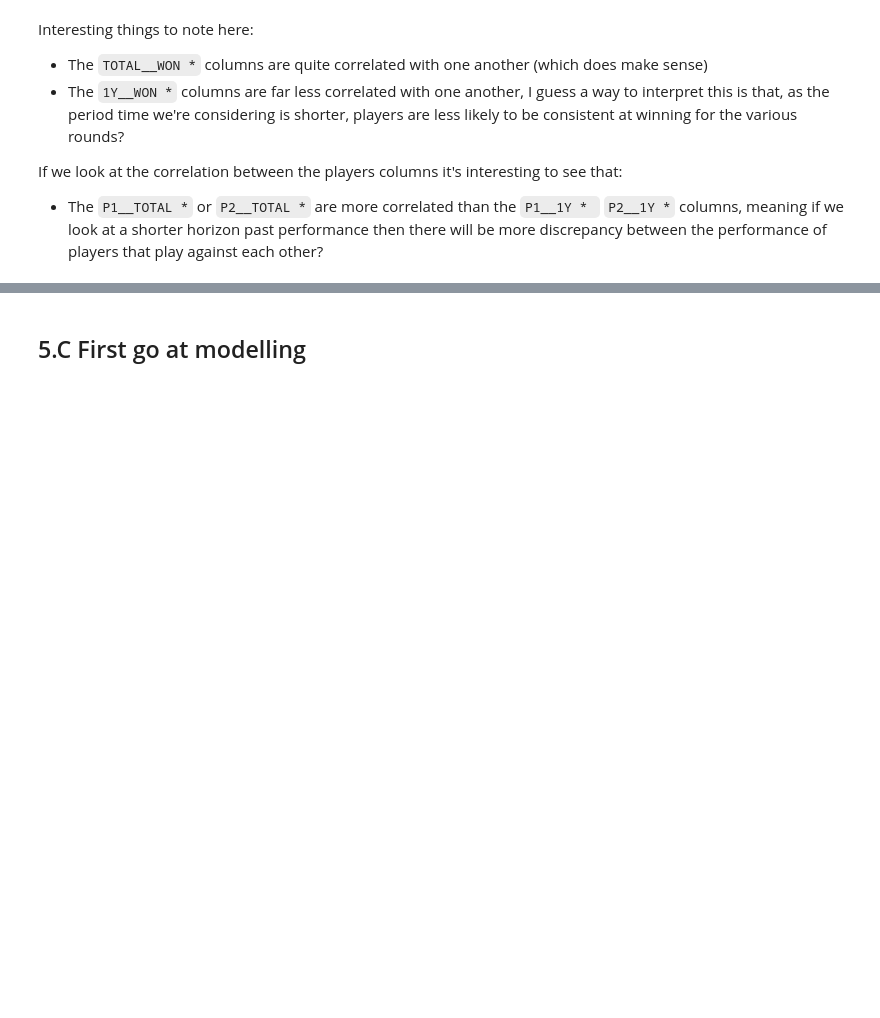
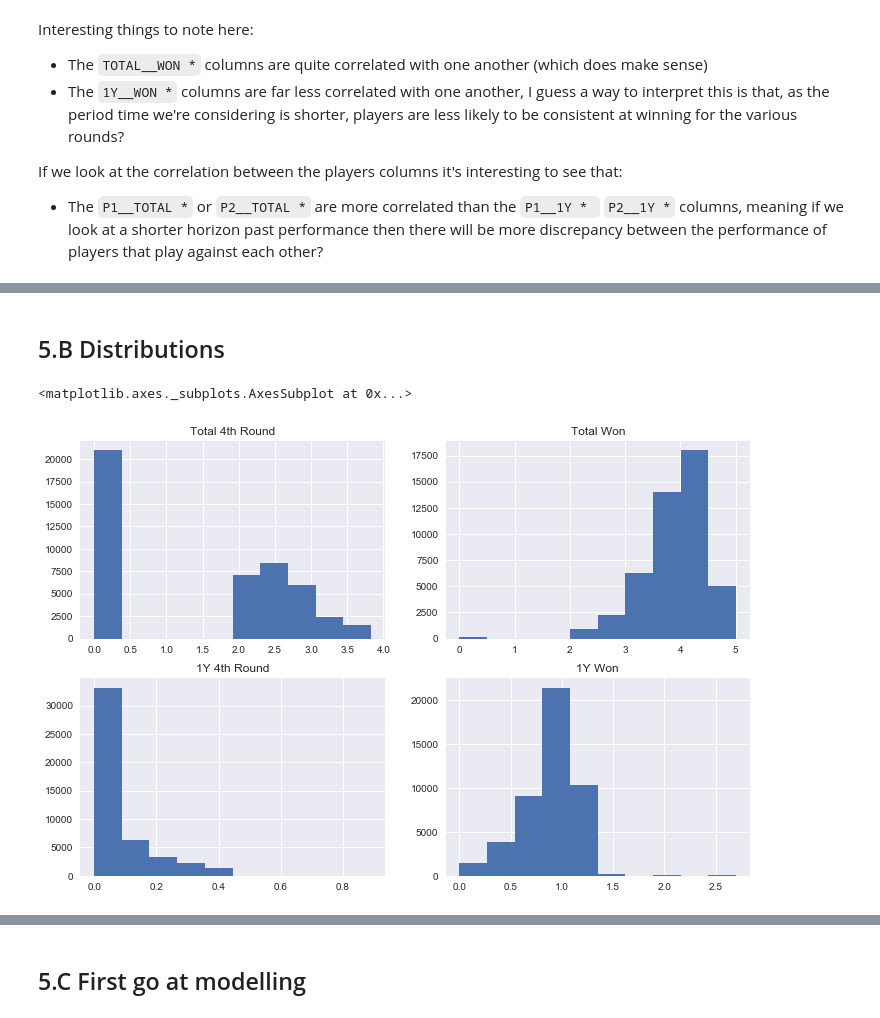
Before and after one commit to Vinh-CHUC/general-assembly-data-science-project, a Jupyter notebook: deliverables/3-ExploratoryDataAnalysis/Exploratory Data Analysis.ipynb, the cells around one changed output, grey strips where cells are left out. Saved outputs shown, nothing was run; the diff lists cells and outputs as text; code cells hidden in the pictures; blank space fills up the shorter version.

```diff
--- a/Exploratory Data Analysis.ipynb
+++ b/deliverables/3-ExploratoryDataAnalysis/Exploratory Data Analysis.ipynb
@@ -530,0 +549,15 @@ If we look at the correlation between the players columns it's interesting to se
+# %% [markdown]
+## 5.B Distributions
+# %%
+_, axes = plt.subplots(2, 2)
+axes[0][0].set_title("Total 4th Round")
+axes[1][0].set_title("1Y 4th Round")
+axes[0][1].set_title("Total Won")
+axes[1][1].set_title("1Y Won")
+np.log10(independant_df["P1__TOTAL__Won_4th Round"] * 100 + 1).hist(ax=axes[0][0])
+np.log10(independant_df["P1__1Y__Won_4th Round"] * 100 + 1).hist(ax=axes[1][0])
+np.log10(independant_df["P1__TOTAL__Won"] * 100 + 1).hist(ax=axes[0][1])
+np.log10(independant_df["P1__1Y__Won"] * 100 + 1).hist(ax=axes[1][1])
+# %% [output]
+<matplotlib.axes._subplots.AxesSubplot at 0x...>
+[figure, added]
```
Also changed, not shown: parts of 10 cells of this notebook.
